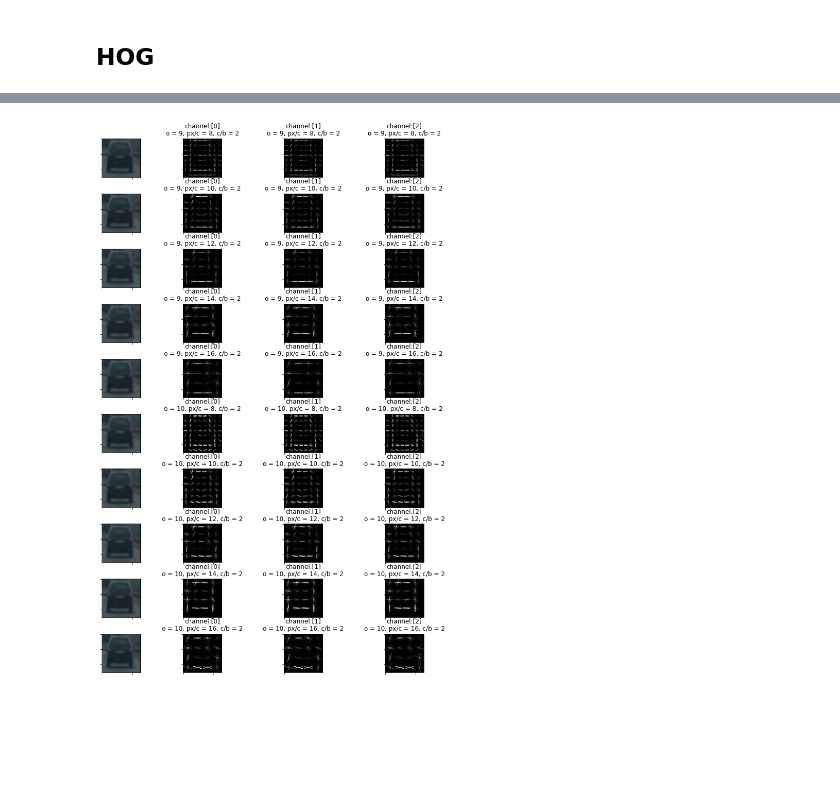
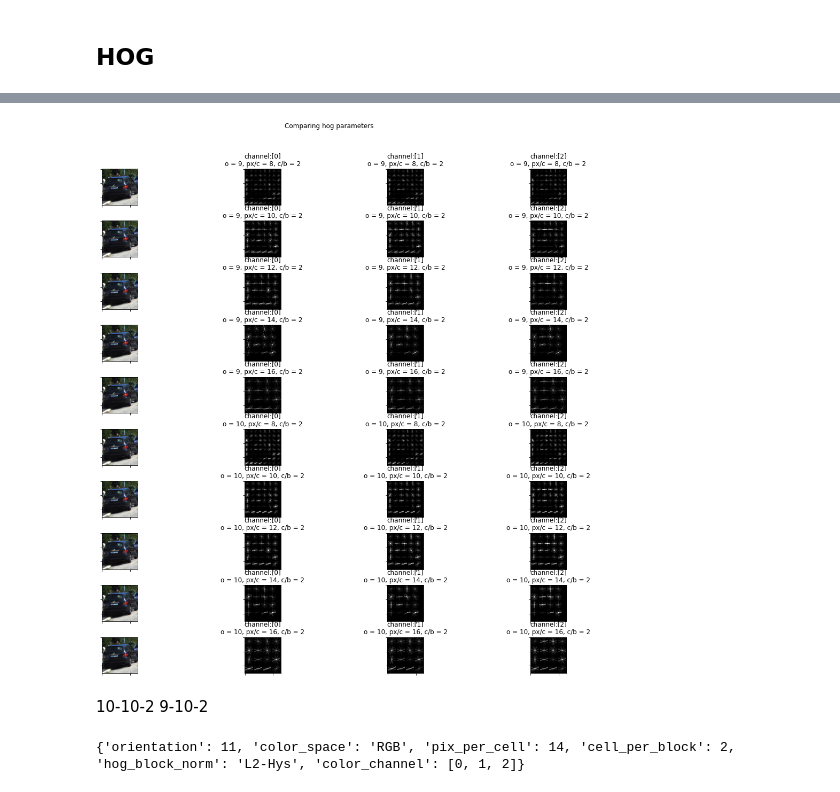
Before and after one commit to JEENB/Vehicle_Detection, a Jupyter notebook: main.ipynb, the cells around one changed output, grey strips where cells are left out. Cells and saved outputs as stored; diff of their text form; code cells hidden in the pictures; blank space fills up the shorter version.

```diff
--- a/main.ipynb
+++ b/main.ipynb
@@ -122,20 +137,6 @@ class Parameters:
 		self.color_channel = color_channel
 
 
-parameter_set = [
-	Parameters("RGB", 9, 8, 2),
-	Parameters("RGB", 9, 10, 2),
-	Parameters("RGB", 9, 12, 2),
-	Parameters("RGB", 9, 14, 2),
-	Parameters("RGB", 9, 16, 2),
-	Parameters("RGB", 10, 8, 2),
-	Parameters("RGB", 10, 10, 2),
-	Parameters("RGB", 10, 12, 2),
-	Parameters("RGB", 10, 14, 2),
-	Parameters("RGB", 10, 16, 2)
-]
-
-
 def get_hog_features_for_parameter_set(img_dir, param_set):
 	'''
 	For testing different hog configurations
@@ -144,41 +145,35 @@ def get_hog_features_for_parameter_set(img_dir, param_set):
 	features_set = []
 	img = plt.imread(img_dir)
 
-	for parms in param_set:
-		label = f"o = {parms.orientation}, px/c = {parms.pix_per_cell}, c/b = {parms.cell_per_block}"
+	for p in param_set:
+		label = f"o = {p.orientation}, px/c = {p.pix_per_cell}, c/b = {p.cell_per_block}"
 		hog_viz = []
-		cspace_image = change_color_space(img, parms.color_space)
-		for channel in parms.color_channel:
-			f, viz = hog_features(cspace_image[:,:,channel], orientations = parms.orientation, pixels_per_cell = parms.pix_per_cell,
-									cells_per_block = parms.cell_per_block)
+		cspace_image = change_color_space(img, p.color_space)
+		for channel in p.color_channel:
+			f, viz = hog_features(cspace_image[:,:,channel], orientation = p.orientation, pix_per_cell = p.pix_per_cell,
+									cell_per_block = p.cell_per_block)
 			hog_viz.append(viz)
 
 		features_set.append([cspace_image, hog_viz[0], hog_viz[1], hog_viz[2], label])
 	return features_set
-# %%
-image = plt.imread(vehicles_dir[40])
-f = get_hog_features_for_parameter_set(img_dir= vehicles_dir[40], param_set = parameter_set)
-columns = 4
-rows = 10
-fig, ax_array = plt.subplots(rows, columns,squeeze=False, figsize=(10,15), gridspec_kw={'width_ratios': [2,4,4,4]})
-fig.tight_layout()
-
-for i,ax_row in enumerate(ax_array):
-    for j,axes in enumerate(ax_row):
-        axes.set_yticklabels([])
-        axes.set_xticklabels([])
-        try:
-            axes.set_title(f"channel:[{j-1}]\n{f[i][4]}")
-            img = f[i][j]
-            img = np.reshape(img, (64,64))
-            axes.imshow(img, cmap='gray')
-        except:
-            axes.set_title('')
-            axes.imshow(f[i][j])
-
-
-
-#         axes.plot(you_data_goes_here,'r-')
-plt.show()
-# %% [output]
-[figure, removed]
+# %%
+%run utils.py
+test_set = [Parameters("RGB", 9, 8, 2),
+	Parameters("RGB", 9, 10, 2),
+	Parameters("RGB", 9, 12, 2),
+	Parameters("RGB", 9, 14, 2),
+	Parameters("RGB", 9, 16, 2),
+	Parameters("RGB", 10, 8, 2),
+	Parameters("RGB", 10, 10, 2),
+	Parameters("RGB", 10, 12, 2),
+	Parameters("RGB", 10, 14, 2),
+	Parameters("RGB", 10, 16, 2)]
+
+test_vehcle_image = vehicles_dir[randint(0,8000)]
+feature_set = get_hog_features_for_parameter_set(img_dir= test_vehcle_image, param_set = test_set)
+feature_set_viz(feature_set, title = "Comparing hog parameters ")
+# %% [output]
+[figure, added]
+# %% [markdown]
+10-10-2
+9-10-2
@@ -184,0 +185,5 @@ plt.show()
+# %%
+actual = Parameters("RGB", 11,14,2)
+print(actual.__dict__)
+# %% [output]
+{'orientation': 11, 'color_space': 'RGB', 'pix_per_cell': 14, 'cell_per_block': 2, 'hog_block_norm': 'L2-Hys', 'color_channel': [0, 1, 2]}
```
Also changed, not shown: parts of 10 cells of this notebook, 1 other file.
